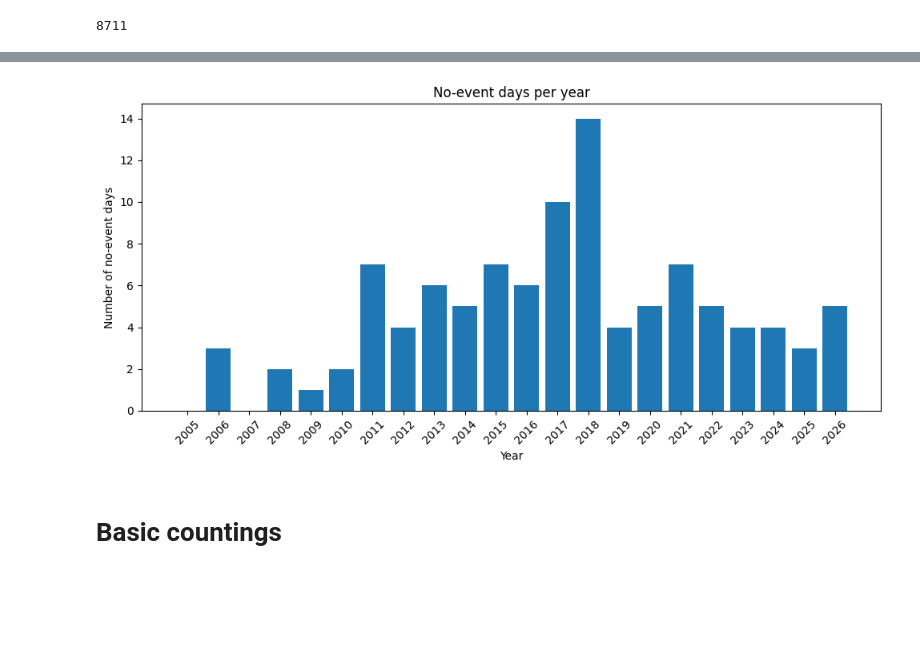
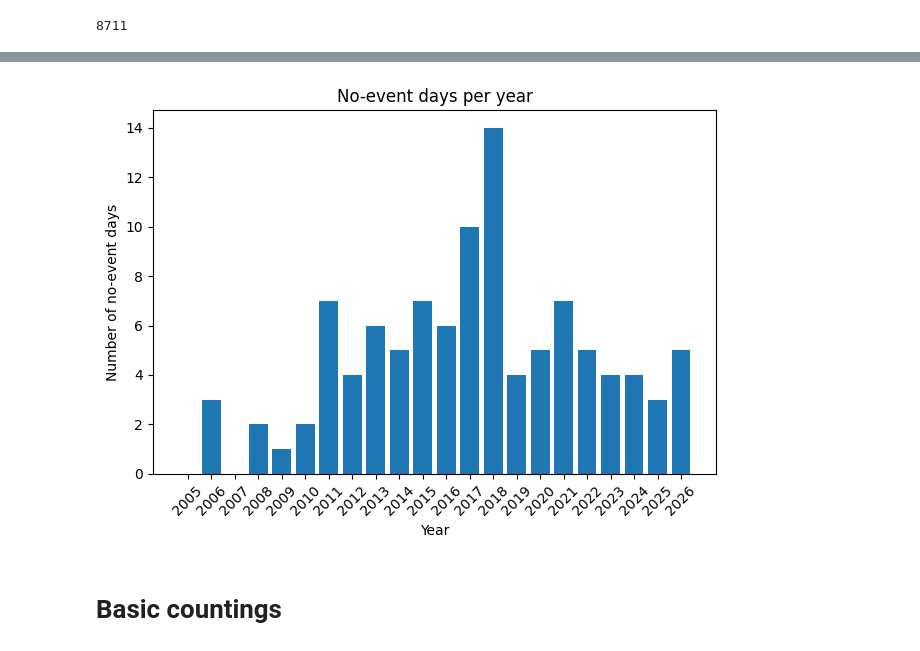
Before and after one commit to mohamad-hasan-sohan-ajini/predictive-maintenance, a Jupyter notebook: src/our_data_eda.ipynb, the cells around one changed output, grey strips where cells are left out. Cells and saved outputs as stored; diff of their text form; code cells hidden in the pictures; blank space fills up the shorter version.

```diff
--- a/src/our_data_eda.ipynb
+++ b/src/our_data_eda.ipynb
@@ -81,19 +81,19 @@ plt.savefig(output_path / "no_event_days_per_year.pdf", dpi=300)
 # %%
 counts = list(counts)
 counts[0] = 0
 counts[2] = 0
 
-fig, ax = plt.subplots(figsize=(10, 5))
+fig, ax = plt.subplots()
 ax.bar([str(y) for y in years], counts)
 ax.set_xlabel("Year")
 ax.set_ylabel("Number of no-event days")
 ax.set_title("No-event days per year")
 plt.xticks(rotation=45)
 plt.tight_layout()
 
 plt.savefig(output_path / "no_event_days_per_year-nooutlier.pdf", dpi=300)
 # %% [output]
-[figure, old version]
+[figure, new version]
 # %% [markdown]
 # Basic countings
 # %%
```
Also changed, not shown: parts of 3 cells of this notebook.
